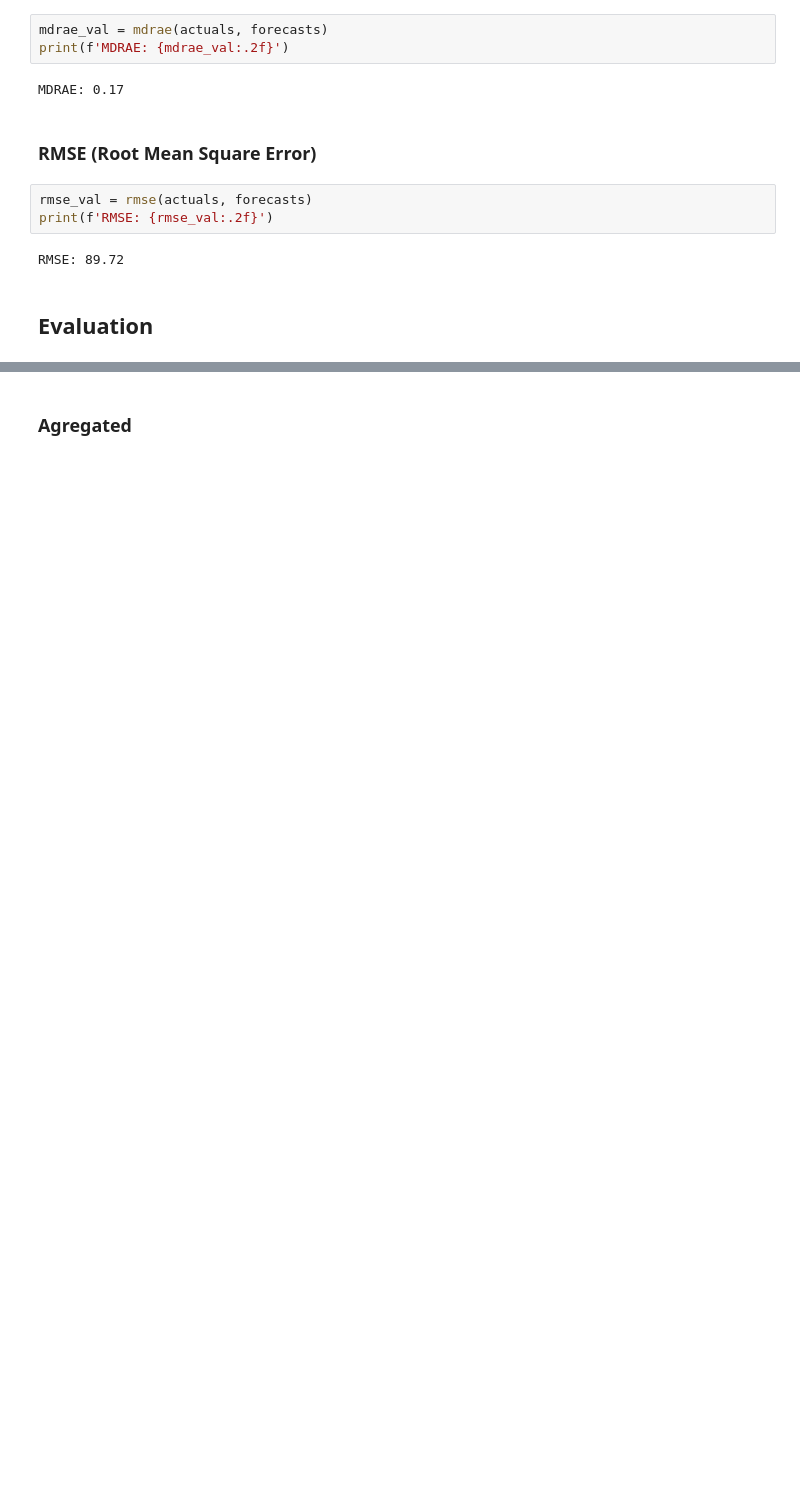
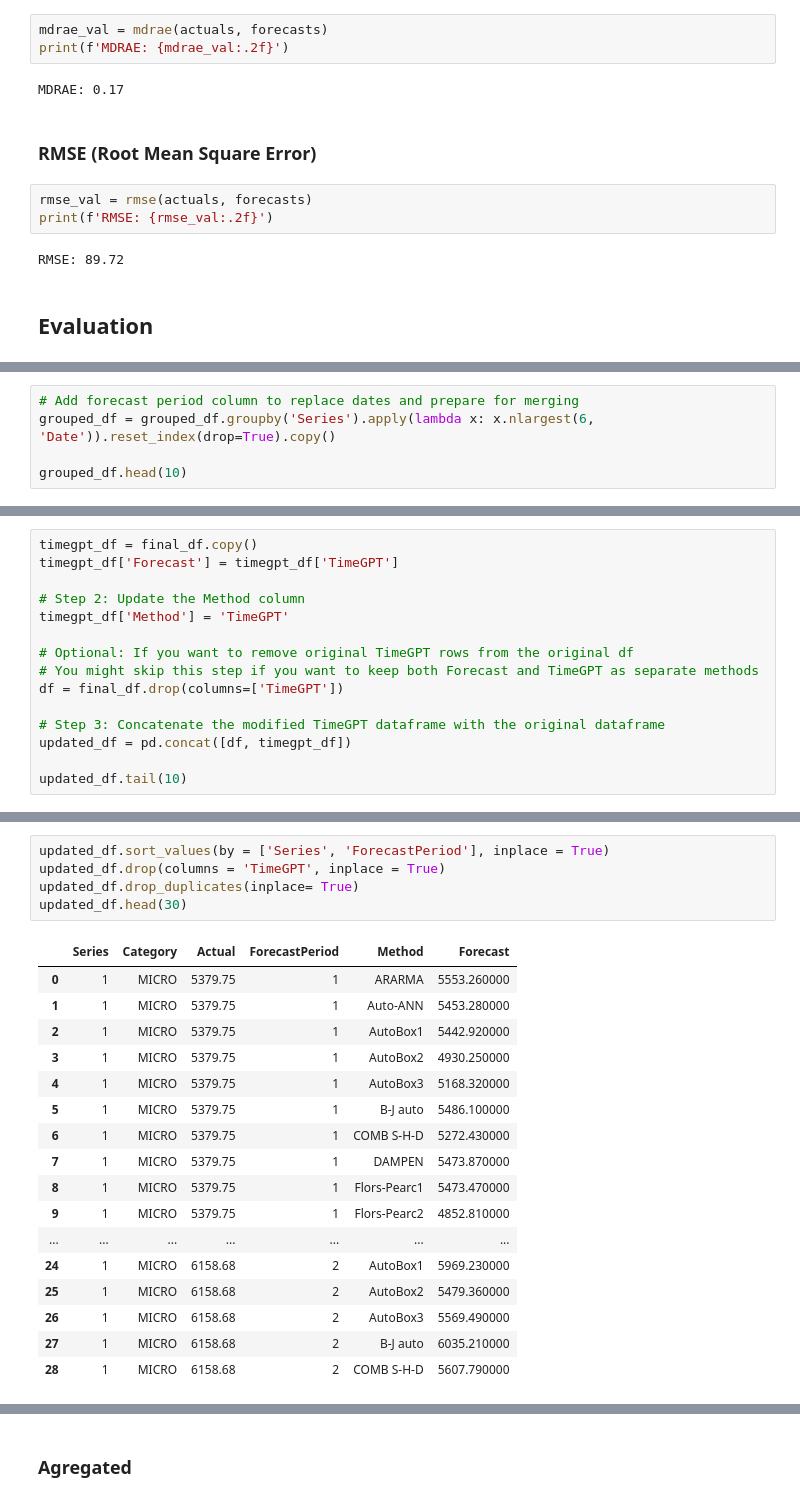
Before and after one commit to tom-alten/OutsmartingTime, a Jupyter notebook: M-Competitions/M3-Competition/M3_Yearly_eval.ipynb, the cells around one changed output, grey strips where cells are left out. Saved outputs shown, nothing was run; the diff lists cells and outputs as text; blank space fills up the shorter version.

```diff
--- a/M-Competitions/M3-Competition/M3_Yearly_eval.ipynb
+++ b/M-Competitions/M3-Competition/M3_Yearly_eval.ipynb
@@ -64,0 +155,5 @@ RMSE: 89.72
+# %%
+# Add forecast period column to replace dates and prepare for merging
+grouped_df = grouped_df.groupby('Series').apply(lambda x: x.nlargest(6, 'Date')).reset_index(drop=True).copy()
+
+grouped_df.head(10)
@@ -64,0 +209,15 @@ RMSE: 89.72
+# %%
+timegpt_df = final_df.copy()
+timegpt_df['Forecast'] = timegpt_df['TimeGPT']
+
+# Step 2: Update the Method column
+timegpt_df['Method'] = 'TimeGPT'
+
+# Optional: If you want to remove original TimeGPT rows from the original df
+# You might skip this step if you want to keep both Forecast and TimeGPT as separate methods
+df = final_df.drop(columns=['TimeGPT'])
+
+# Step 3: Concatenate the modified TimeGPT dataframe with the original dataframe
+updated_df = pd.concat([df, timegpt_df])
+
+updated_df.tail(10)
@@ -64,0 +236,23 @@ RMSE: 89.72
+# %%
+updated_df.sort_values(by = ['Series', 'ForecastPeriod'], inplace = True)
+updated_df.drop(columns = 'TimeGPT', inplace = True)
+updated_df.drop_duplicates(inplace= True)
+updated_df.head(30)
+# %% [output]
+|  | Series | Category | Actual | ForecastPeriod | Method | Forecast |
+| 0 | 1 | MICRO | 5379.75 | 1 | ARARMA | 5553.260000 |
+| 1 | 1 | MICRO | 5379.75 | 1 | Auto-ANN | 5453.280000 |
+| 2 | 1 | MICRO | 5379.75 | 1 | AutoBox1 | 5442.920000 |
+| 3 | 1 | MICRO | 5379.75 | 1 | AutoBox2 | 4930.250000 |
+| 4 | 1 | MICRO | 5379.75 | 1 | AutoBox3 | 5168.320000 |
+| 5 | 1 | MICRO | 5379.75 | 1 | B-J auto | 5486.100000 |
+| 6 | 1 | MICRO | 5379.75 | 1 | COMB S-H-D | 5272.430000 |
+| 7 | 1 | MICRO | 5379.75 | 1 | DAMPEN | 5473.870000 |
+| 8 | 1 | MICRO | 5379.75 | 1 | Flors-Pearc1 | 5473.470000 |
+| 9 | 1 | MICRO | 5379.75 | 1 | Flors-Pearc2 | 4852.810000 |
+| ... | ... | ... | ... | ... | ... | ... |
+| 24 | 1 | MICRO | 6158.68 | 2 | AutoBox1 | 5969.230000 |
+| 25 | 1 | MICRO | 6158.68 | 2 | AutoBox2 | 5479.360000 |
+| 26 | 1 | MICRO | 6158.68 | 2 | AutoBox3 | 5569.490000 |
+| 27 | 1 | MICRO | 6158.68 | 2 | B-J auto | 6035.210000 |
+| 28 | 1 | MICRO | 6158.68 | 2 | COMB S-H-D | 5607.790000 |
```
Also changed, not shown: parts of 63 cells of this notebook, 1 other file.
